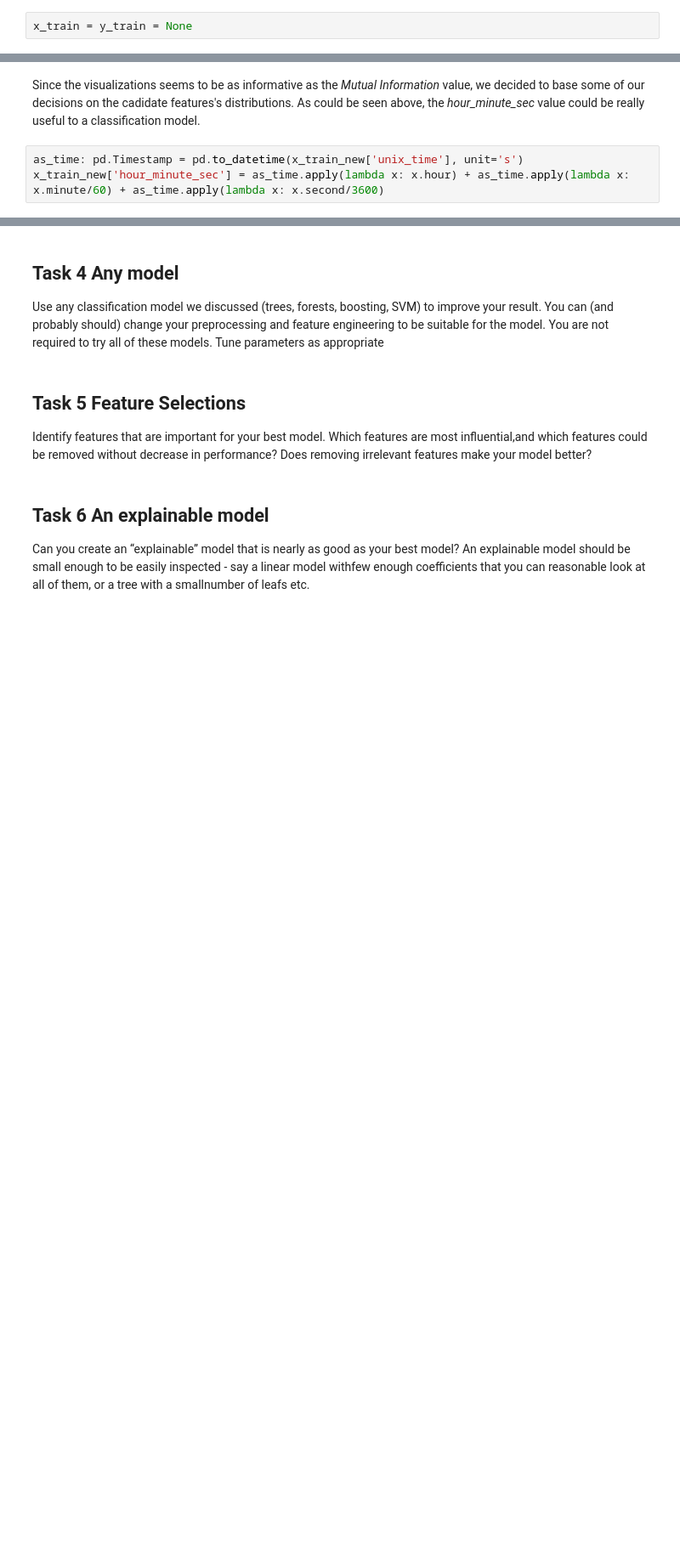
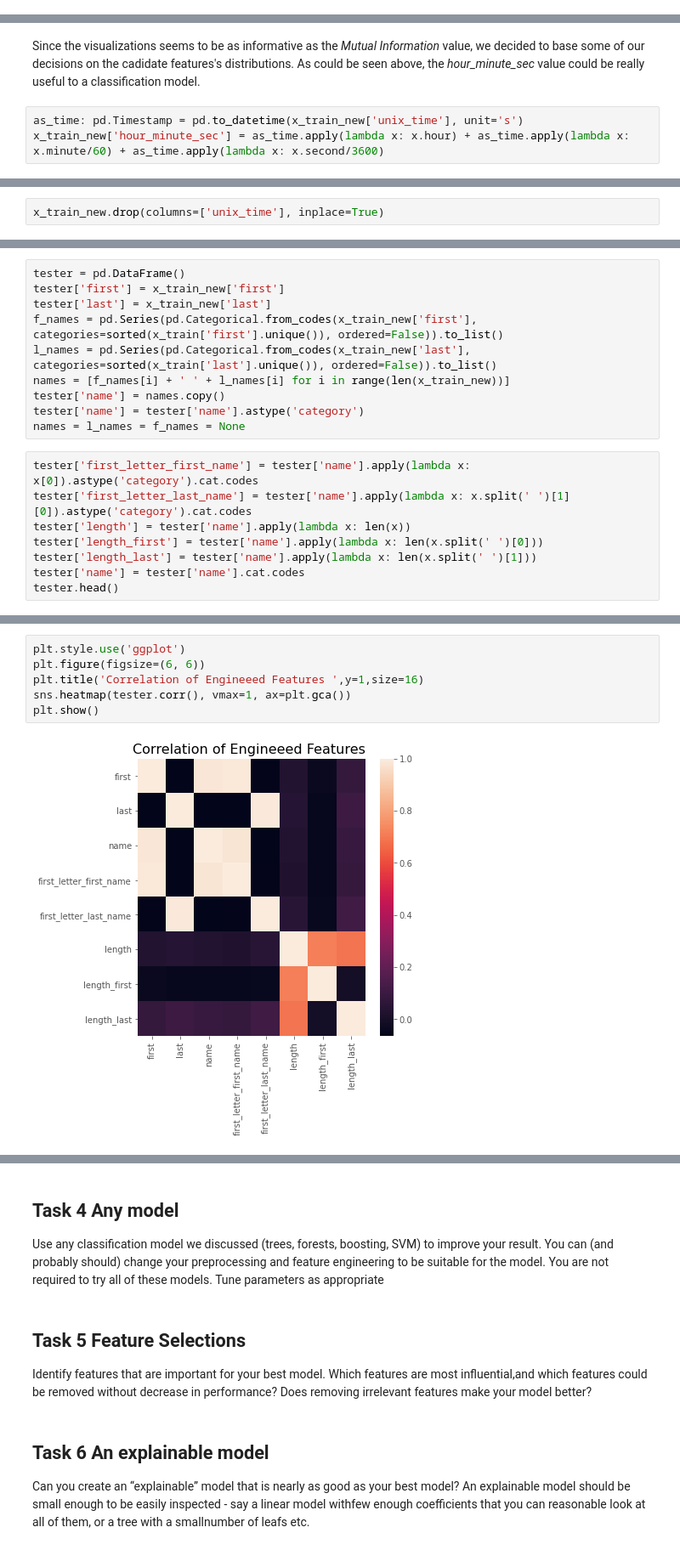
Before and after one commit to Matt88Ac/AdvancedML_Assignment2, a Jupyter notebook: Advanced Machine Learning - HW #2.ipynb, the cells around one changed output, grey strips where cells are left out. Shown: that part at 85% size. Saved outputs shown, nothing was run; the diff lists cells and outputs as text; blank space fills up the shorter version.

```diff
--- a/Advanced Machine Learning - HW #2.ipynb
+++ b/Advanced Machine Learning - HW #2.ipynb
@@ -666,8 +666,6 @@ The last time we computed the _Mutual Information_ between the target and _unix_
 However, now, when the data is balanced, the result has improved massively, compared to it's last. This suggests that feature might actually be useful.
 
 We also see that the _Hour_ feature resulting not great, but an ok _Mutual Information_ with the target, and we'll try to improve that moving forward.
-# %%
-x_train = y_train = None
 # %%
 tester = pd.DataFrame()
 tester['unix_time'] = x_train_new['unix_time'].copy()
@@ -736,0 +763,2 @@ x_train_new['hour_minute_sec'] = as_time.apply(lambda x: x.hour) + as_time.apply
+# %%
+x_train_new.drop(columns=['unix_time'], inplace=True)
@@ -739,0 +793,18 @@ x_train_new['hour_minute_sec'] = as_time.apply(lambda x: x.hour) + as_time.apply
+# %%
+tester = pd.DataFrame()
+tester['first'] = x_train_new['first']
+tester['last'] = x_train_new['last']
+f_names = pd.Series(pd.Categorical.from_codes(x_train_new['first'], categories=sorted(x_train['first'].unique()), ordered=False)).to_list()
+l_names = pd.Series(pd.Categorical.from_codes(x_train_new['last'], categories=sorted(x_train['last'].unique()), ordered=False)).to_list()
+names = [f_names[i] + ' ' + l_names[i] for i in range(len(x_train_new))]
+tester['name'] = names.copy()
+tester['name'] = tester['name'].astype('category')
+names = l_names = f_names = None
+# %%
+tester['first_letter_first_name'] = tester['name'].apply(lambda x: x[0]).astype('category').cat.codes
+tester['first_letter_last_name'] = tester['name'].apply(lambda x: x.split(' ')[1][0]).astype('category').cat.codes
+tester['length'] = tester['name'].apply(lambda x: len(x))
+tester['length_first'] = tester['name'].apply(lambda x: len(x.split(' ')[0]))
+tester['length_last'] = tester['name'].apply(lambda x: len(x.split(' ')[1]))
+tester['name'] = tester['name'].cat.codes
+tester.head()
@@ -739,0 +818,8 @@ x_train_new['hour_minute_sec'] = as_time.apply(lambda x: x.hour) + as_time.apply
+# %%
+plt.style.use('ggplot')
+plt.figure(figsize=(6, 6))
+plt.title('Correlation of Engineeed Features ',y=1,size=16)
+sns.heatmap(tester.corr(), vmax=1, ax=plt.gca())
+plt.show()
+# %% [output]
+[figure, added]
```
Also changed, not shown: parts of 27 cells of this notebook.
